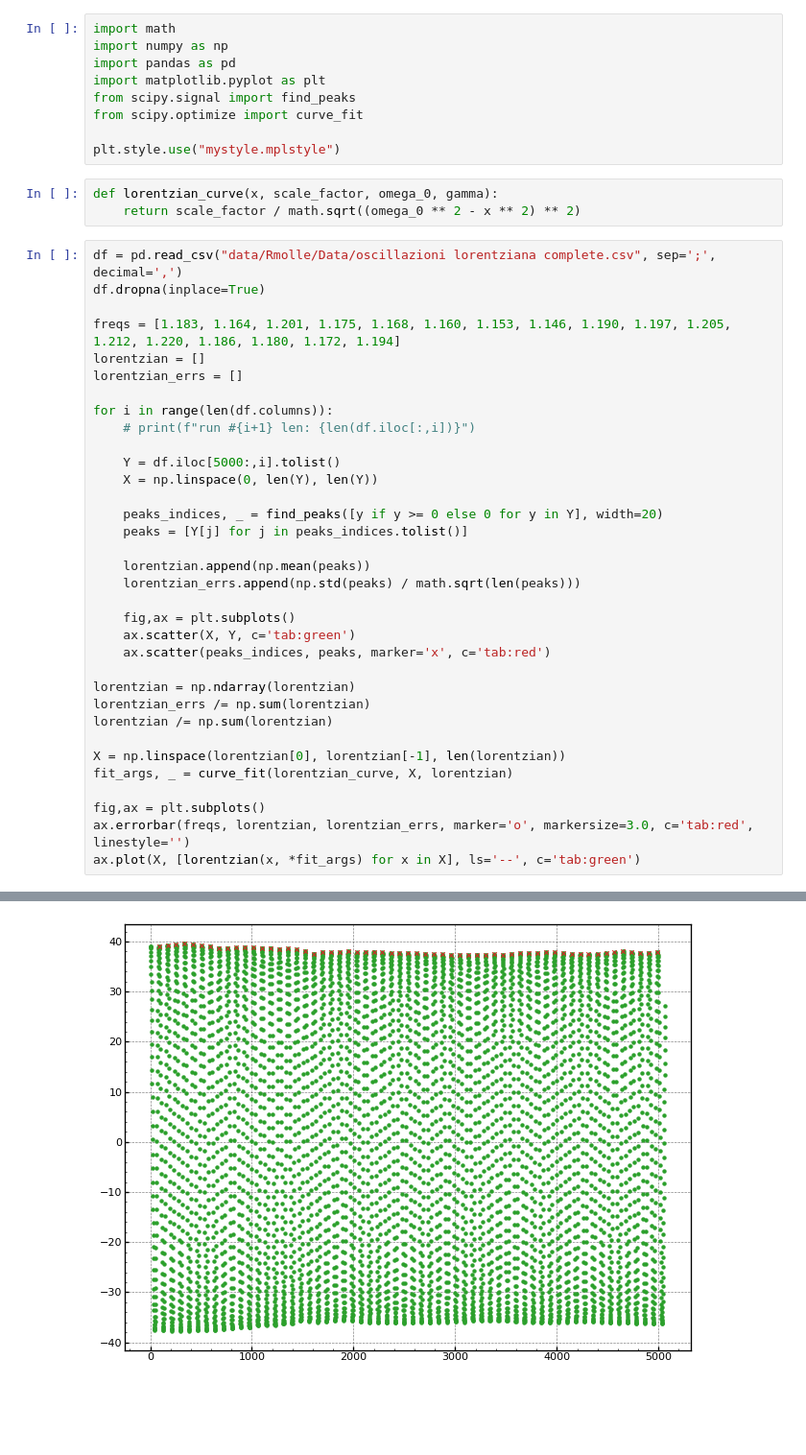
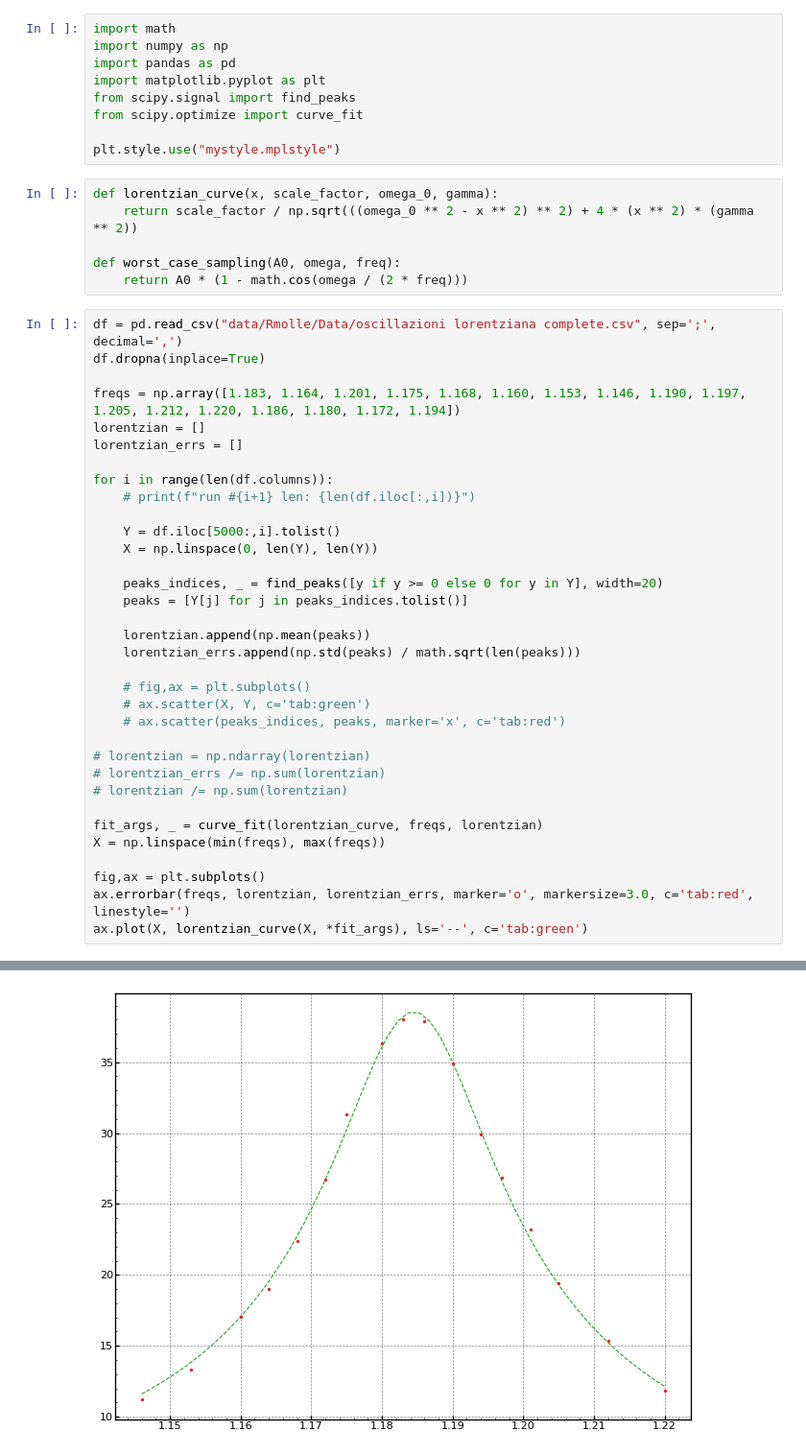
Before and after one commit to trapano-monogamo/laboratorio_smorzato_forzato, a Jupyter notebook: lorentziana.ipynb, the cells around one changed output, grey strips where cells are left out. Shown: that part at 96% size. Cells and saved outputs as stored; diff of their text form; blank space fills up the shorter version.

Commit message:
il fit della lorentziana ora fitta un po' di piu'

```diff
--- a/lorentziana.ipynb
+++ b/lorentziana.ipynb
@@ -9,12 +9,15 @@ from scipy.optimize import curve_fit
 plt.style.use("mystyle.mplstyle")
 # %%
 def lorentzian_curve(x, scale_factor, omega_0, gamma):
-    return scale_factor / math.sqrt((omega_0 ** 2 - x ** 2) ** 2)
+    return scale_factor / np.sqrt(((omega_0 ** 2 - x ** 2) ** 2) + 4 * (x ** 2) * (gamma ** 2))
+
+def worst_case_sampling(A0, omega, freq):
+    return A0 * (1 - math.cos(omega / (2 * freq)))
 # %%
 df = pd.read_csv("data/Rmolle/Data/oscillazioni lorentziana complete.csv", sep=';', decimal=',')
 df.dropna(inplace=True)
 
-freqs = [1.183, 1.164, 1.201, 1.175, 1.168, 1.160, 1.153, 1.146, 1.190, 1.197, 1.205, 1.212, 1.220, 1.186, 1.180, 1.172, 1.194]
+freqs = np.array([1.183, 1.164, 1.201, 1.175, 1.168, 1.160, 1.153, 1.146, 1.190, 1.197, 1.205, 1.212, 1.220, 1.186, 1.180, 1.172, 1.194])
 lorentzian = []
 lorentzian_errs = []
 
@@ -30,18 +33,18 @@ for i in range(len(df.columns)):
     lorentzian.append(np.mean(peaks))
     lorentzian_errs.append(np.std(peaks) / math.sqrt(len(peaks)))
 
-    fig,ax = plt.subplots()
-    ax.scatter(X, Y, c='tab:green')
-    ax.scatter(peaks_indices, peaks, marker='x', c='tab:red')
+    # fig,ax = plt.subplots()
+    # ax.scatter(X, Y, c='tab:green')
+    # ax.scatter(peaks_indices, peaks, marker='x', c='tab:red')
 
-lorentzian = np.ndarray(lorentzian)
-lorentzian_errs /= np.sum(lorentzian)
-lorentzian /= np.sum(lorentzian)
+# lorentzian = np.ndarray(lorentzian)
+# lorentzian_errs /= np.sum(lorentzian)
+# lorentzian /= np.sum(lorentzian)
 
-X = np.linspace(lorentzian[0], lorentzian[-1], len(lorentzian))
-fit_args, _ = curve_fit(lorentzian_curve, X, lorentzian)
+fit_args, _ = curve_fit(lorentzian_curve, freqs, lorentzian)
+X = np.linspace(min(freqs), max(freqs))
 
 fig,ax = plt.subplots()
 ax.errorbar(freqs, lorentzian, lorentzian_errs, marker='o', markersize=3.0, c='tab:red', linestyle='')
-ax.plot(X, [lorentzian(x, *fit_args) for x in X], ls='--', c='tab:green')
+ax.plot(X, lorentzian_curve(X, *fit_args), ls='--', c='tab:green')
 # %% [output]
@@ -49 +52 @@ TypeError: 'numpy.float64' object cannot be interpreted as an integer
-[figure, old version]
+[figure, new version]
```
Also changed, not shown: parts of 1 cell of this notebook.
